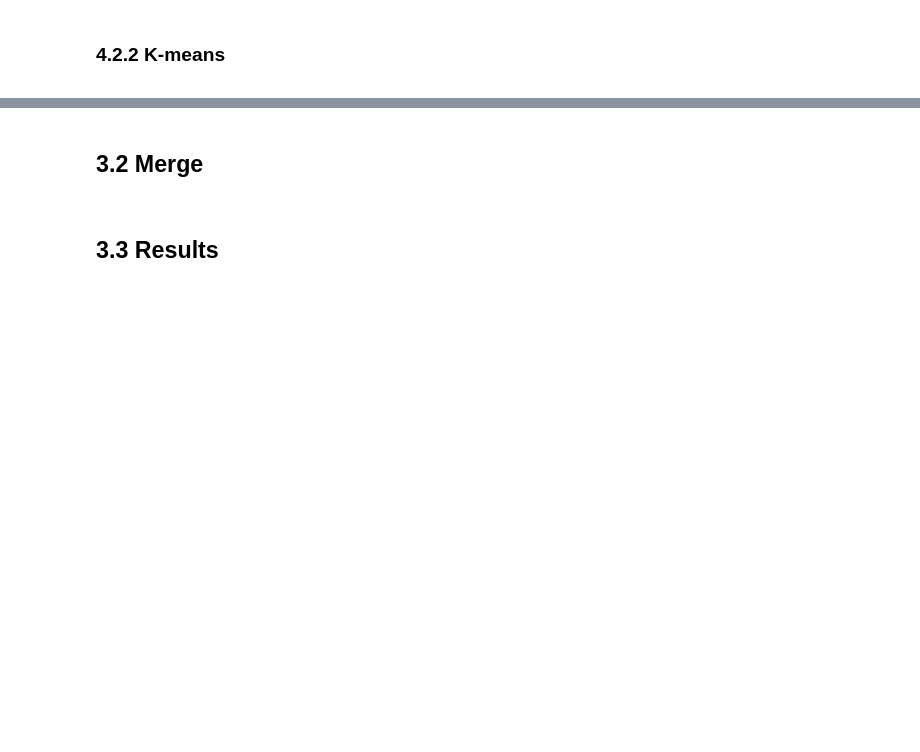
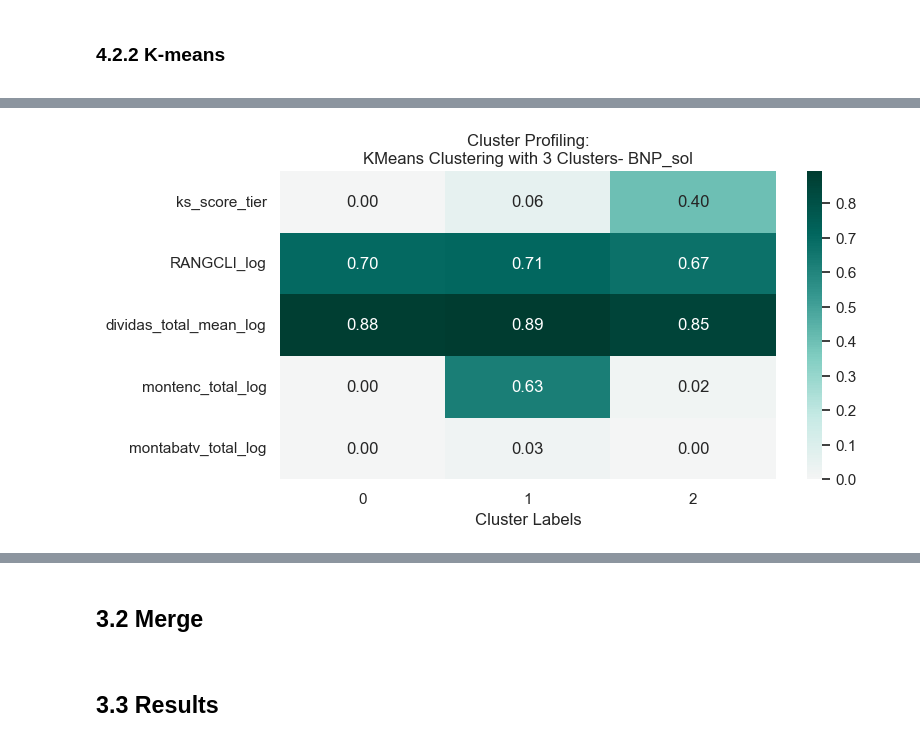
Before and after one commit to Alanog10/BNP-Paribas, a Jupyter notebook: Clustering.ipynb, the cells around one changed output, grey strips where cells are left out. Cells and saved outputs as stored; diff of their text form; code cells hidden in the pictures; blank space fills up the shorter version.

```diff
--- a/Clustering.ipynb
+++ b/Clustering.ipynb
@@ -2259,17 +2493,19 @@ df_concat_km3_san.groupby('labels').mean()
 # %%
 #visualization of averages for 2 clusters
 fig, ax = plt.subplots(figsize=(8,4))
 
-km_profile2_sol = df_concat_km2_sol.groupby('labels').mean().T
+km_profile3_sol = df_concat_km3_sol.groupby('labels').mean().T
 
-sns.heatmap(km_profile2_sol,
+sns.heatmap(km_profile3_sol,
             center=0, annot=True, cmap="BrBG", fmt=".2f",
             ax=ax
             )
 
 ax.set_xlabel("Cluster Labels")
-ax.set_title("Cluster Profiling:\nKMeans Clustering with 2 Clusters- BNP_sol")
+ax.set_title("Cluster Profiling:\nKMeans Clustering with 3 Clusters- BNP_sol")
 plt.show()
+# %% [output]
+[figure, added]
 # %%
 #visualization of averages for 2 clusters
 fig, ax = plt.subplots(figsize=(8,4))
```
Also changed, not shown: parts of 58 cells of this notebook.
